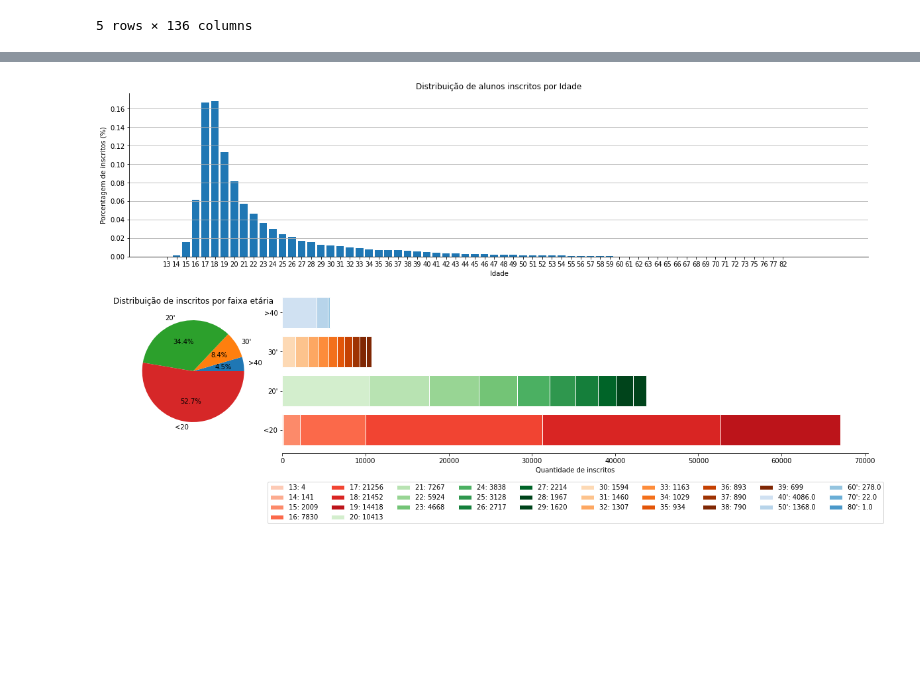
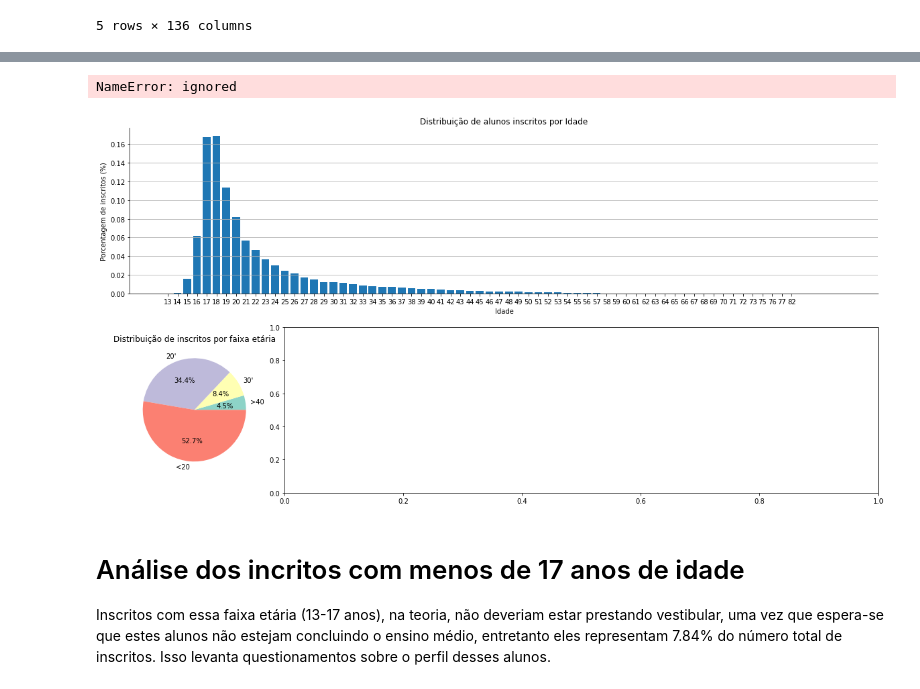
Before and after one commit to luciaemiliaeu/Enem2019, a Jupyter notebook: Enem2019.ipynb, the cells around one changed output, grey strips where cells are left out. Drawn from its saved outputs; the diff is of its cells as text; code cells hidden in the pictures; blank space fills up the shorter version.

```diff
--- a/Enem2019.ipynb
+++ b/Enem2019.ipynb
@@ -34,0 +88,11 @@ for i,n in enumerate(dados['SG_UF_RESIDENCIA'].value_counts()):
+# %%
+regioes= {'AM': 'Norte', 'RR':'Norte', 'AP':'Norte', 'PA':'Norte', 'RO':'Norte',
+          'TO':'Norte', 'AC':'Norte',
+          'PI': 'Nordeste', 'MA':'Nordeste', 'CE':'Nordeste', 'RN':'Nordeste',
+          'PE':'Nordeste', 'PB':'Nordeste', 'SE':'Nordeste', 'AL':'Nordeste',
+          'BA':'Nordeste',
+          'PR': 'Sul', 'RS':'Sul', 'SC':'Sul',
+          'SP': 'Sudeste', 'RJ':'Sudeste', 'ES':'Sudeste', 'MG':'Sudeste',
+          'MT': 'Centro-Oeste', 'MS':'Centro-Oeste', 'GO':'Centro-Oeste', 'DF':'Centro-Oeste',
+          }
+regioes_colors = {'Norte':1, 'Nordeste': 2, 'Sul': 3, 'Sudeste': 4, 'Centro-Oeste': 5}
@@ -65,7 +179,7 @@ proporcao_2['Idade'] = proporcao_2.index
 proporcao_2 = proporcao_2.reset_index(drop=True)
 proporcao_2['FaixaEtaria'] = proporcao_2.apply(lambda x: faixa(x.Idade), axis=1)
 faixaEtaria = proporcao_2.groupby('FaixaEtaria').agg("sum").sort_values(by='Rate_NU_IDADE')
-side_pieChart.pie(faixaEtaria['Rate_NU_IDADE'], autopct='%1.1f%%', labels= faixaEtaria.index)
+side_pieChart.pie(faixaEtaria['Rate_NU_IDADE'], autopct='%1.1f%%', labels= faixaEtaria.index, colors = cmap(np.arange(4)))
 side_pieChart.set_title('Distribuição de inscritos por faixa etária')
 
 #Plotagem do gráfico de barras dividido por faixa etária
@@ -73,34 +187,38 @@ def decada(x):
   if x <=49: return "40'"
   elif x <=59: return "50'"
   elif x <=69: return "60'"
   elif x <=79: return "70'"
   else: return "80'"
 
 barChart_faixaEtaria = plt.subplot(gspec[2:,1:])
 colors = ['Reds', 'Greens', 'Oranges', 'Blues']
 for faixa, color in zip(proporcao_2['FaixaEtaria'].unique(), colors):
-  cmap = plt.get_cmap(color)
+  c = plt.get_cmap(color)
   bottom = 0
   if faixa !=  ">40":
     proporcao_3 = proporcao_2[proporcao_2['FaixaEtaria'] == faixa].set_index("Idade", drop=True).T.drop(['FaixaEtaria', 'Rate_NU_IDADE'])
     for column, cl in zip(proporcao_3.columns, range(len(proporcao_3.columns))):
       height = proporcao_3[column]['NU_IDADE']
-      barChart_faixaEtaria.barh(faixa, width=height, label='{}: {}'.format(column,height), left=bottom, color=cmap(0.1*cl+0.2), edgecolor='w')
+      barChart_faixaEtaria.barh(faixa, width=height, label='{}: {}'.format(column,height), left=bottom, color=chartBar_raca(0.1*cl+0.4), edgecolor='w')
       bottom += proporcao_3[column]
   else:
     proporcao_3 = proporcao_2.loc[proporcao_2[proporcao_2['FaixaEtaria'] == faixa].index]
     proporcao_3['Decada_Idade'] = proporcao_2.apply(lambda x: decada(x.Idade), axis=1)
     proporcao_3 = proporcao_3.groupby('Decada_Idade').agg("sum").T.drop(['Rate_NU_IDADE', 'Idade']).rename(index={'NU_IDADE':">40"})
     for column, cl in zip(proporcao_3.columns, range(len(proporcao_3.columns))):
       height = proporcao_3[column].to_numpy()[0]
-      barChart_faixaEtaria.barh(">40", width=height, label='{}: {}'.format(column,height), left=bottom, color=cmap(0.1*cl+0.2), edgecolor='w')
+      barChart_faixaEtaria.barh(">40", width=height, label='{}: {}'.format(column,height), left=bottom, color=c(0.1*cl+0.4), edgecolor='w')
       bottom += proporcao_3[column]
 
 barChart_faixaEtaria.legend( bbox_to_anchor=(0.5,-0.43), loc='lower center', borderaxespad=0., ncol=10)
 barChart_faixaEtaria.spines['right'].set_visible(False)
 barChart_faixaEtaria.spines['top'].set_visible(False)
 barChart_faixaEtaria.spines['left'].set_visible(False)
 barChart_faixaEtaria.set_xlabel('Quantidade de inscritos')
 plt.show()
 # %% [output]
+NameError: ignored
-[figure, old version]
+[figure, new version]
+# %% [markdown]
+# Análise dos incritos com menos de 17 anos de idade
+Inscritos com essa faixa etária (13-17 anos), na teoria, não deveriam estar prestando vestibular, uma vez que espera-se que estes alunos não estejam concluindo o ensino médio, entretanto eles representam 7.84% do número total de inscritos. Isso levanta questionamentos sobre o perfil desses alunos.
```
Also changed, not shown: parts of 15 cells of this notebook.
